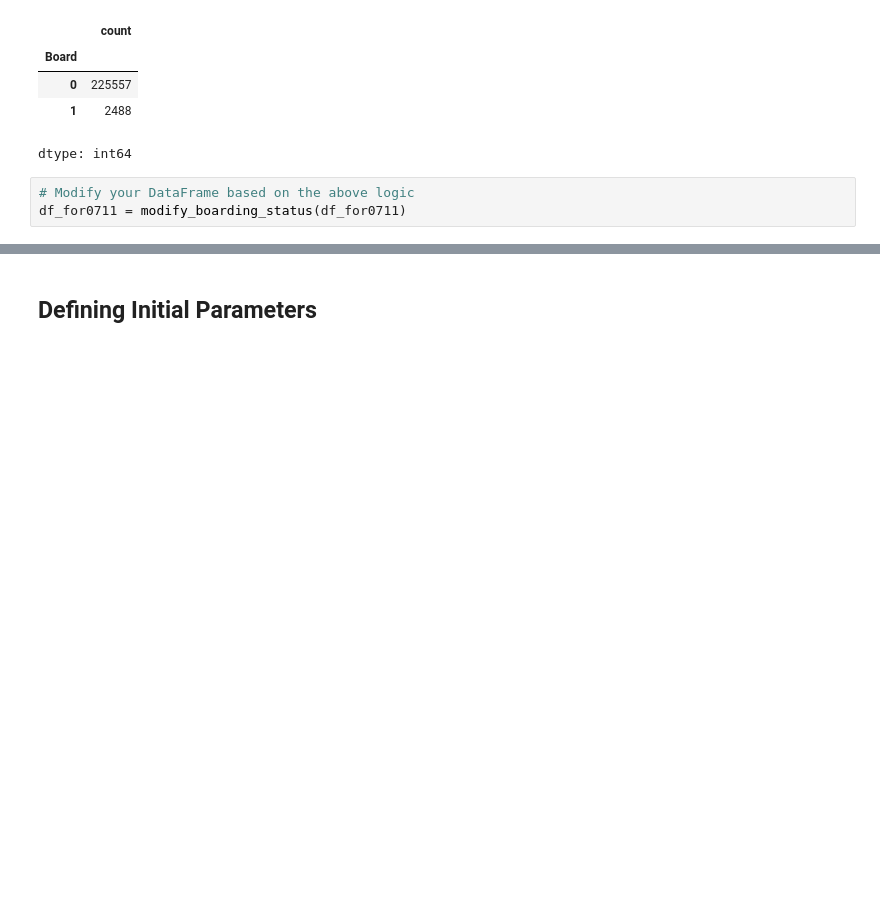
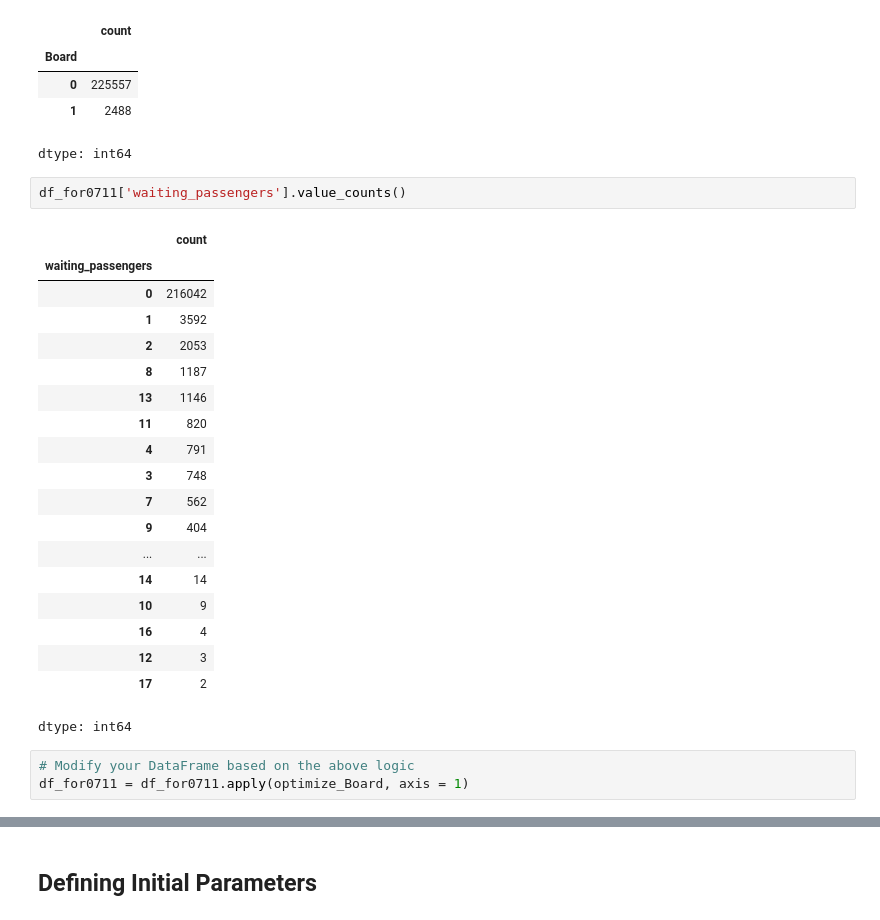
Before and after one commit to machiwao/pjdsc-optima-prime-sakayan-express, a Jupyter notebook: SakayanExpress_RouteSimulation.ipynb, the cells around one changed output, grey strips where cells are left out. Cells and saved outputs as stored; diff of their text form; blank space fills up the shorter version.

```diff
--- a/SakayanExpress_RouteSimulation.ipynb
+++ b/SakayanExpress_RouteSimulation.ipynb
@@ -555,9 +143,31 @@ df_for0711['Board'].value_counts()
 | 0 | 225557 |
 | 1 | 2488 |
 dtype: int64
+# %%
+df_for0711['waiting_passengers'].value_counts()
+# %% [output]
+|  | count |
+| waiting_passengers |  |
+| 0 | 216042 |
+| 1 | 3592 |
+| 2 | 2053 |
+| 8 | 1187 |
+| 13 | 1146 |
+| 11 | 820 |
+| 4 | 791 |
+| 3 | 748 |
+| 7 | 562 |
+| 9 | 404 |
+| ... | ... |
+| 14 | 14 |
+| 10 | 9 |
+| 16 | 4 |
+| 12 | 3 |
+| 17 | 2 |
+dtype: int64
 # %%
 # Modify your DataFrame based on the above logic
-df_for0711 = modify_boarding_status(df_for0711)
+df_for0711 = df_for0711.apply(optimize_Board, axis = 1)
 # %%
 df_for0711['Board'].value_counts()
 # %% [output]
```
Also changed, not shown: parts of 13 cells of this notebook.
